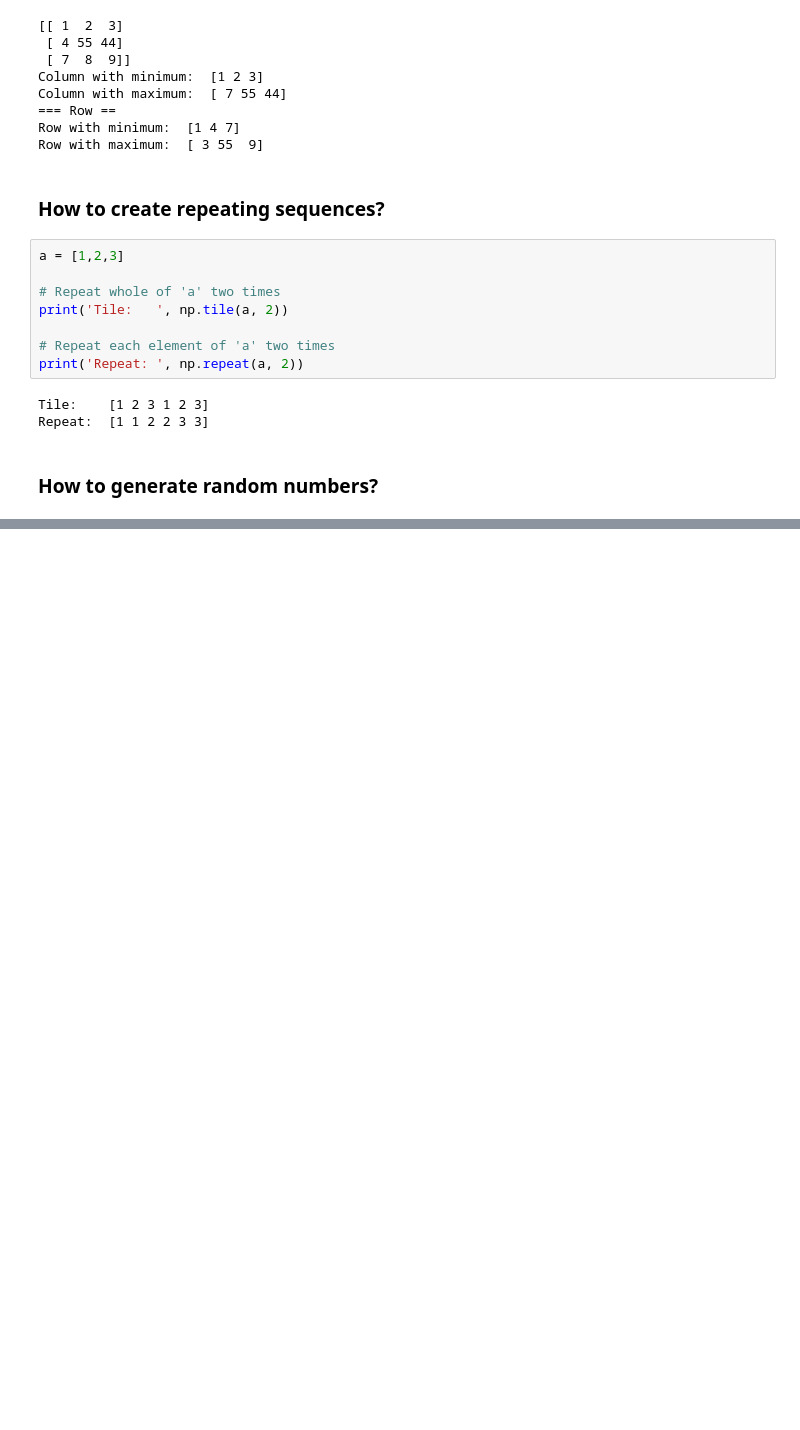
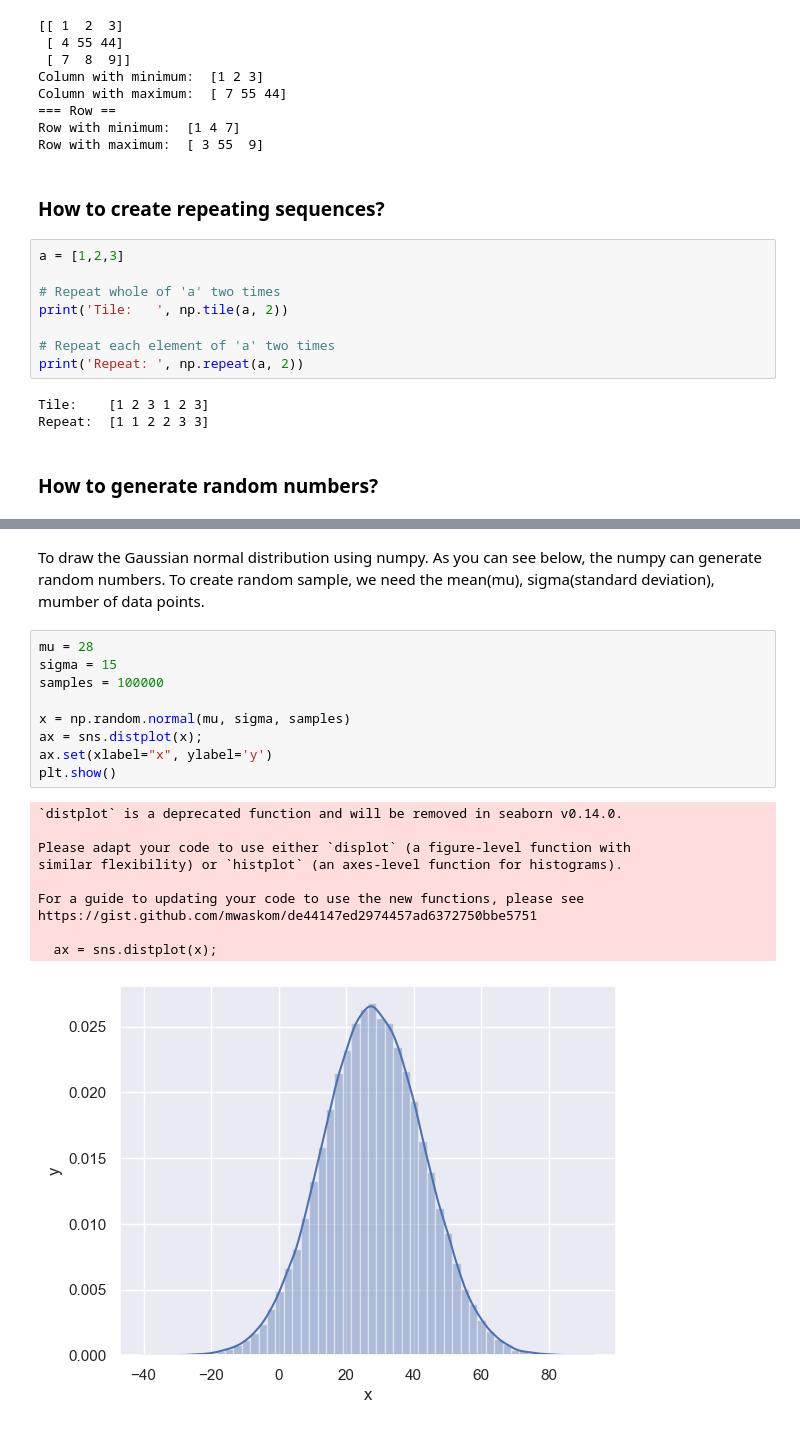
Before and after one commit to rublaman/30-Days-Of-Python, a Jupyter notebook: 24_Day_Statistics/numpy.ipynb, the cells around one changed output, grey strips where cells are left out. Drawn from its saved outputs; the diff is of its cells as text; blank space fills up the shorter version.

Commit message:
Numpy section completed

```diff
--- a/24_Day_Statistics/numpy.ipynb
+++ b/24_Day_Statistics/numpy.ipynb
@@ -809,0 +880,22 @@ plt.show()
+# %% [markdown]
+To draw the Gaussian normal distribution using numpy. As you can see below, the numpy can generate random numbers. To create random sample, we need the mean(mu), sigma(standard deviation), mumber of data points.
+# %%
+mu = 28
+sigma = 15
+samples = 100000
+
+x = np.random.normal(mu, sigma, samples)
+ax = sns.distplot(x);
+ax.set(xlabel="x", ylabel='y')
+plt.show()
+# %% [output]
+`distplot` is a deprecated function and will be removed in seaborn v0.14.0.
+
+Please adapt your code to use either `displot` (a figure-level function with
+similar flexibility) or `histplot` (an axes-level function for histograms).
+
+For a guide to updating your code to use the new functions, please see
+https://gist.github.com/mwaskom/de44147ed2974457ad6372750bbe5751
+
+  ax = sns.distplot(x);
+[figure, added]
```
Also changed, not shown: parts of 26 cells of this notebook.
